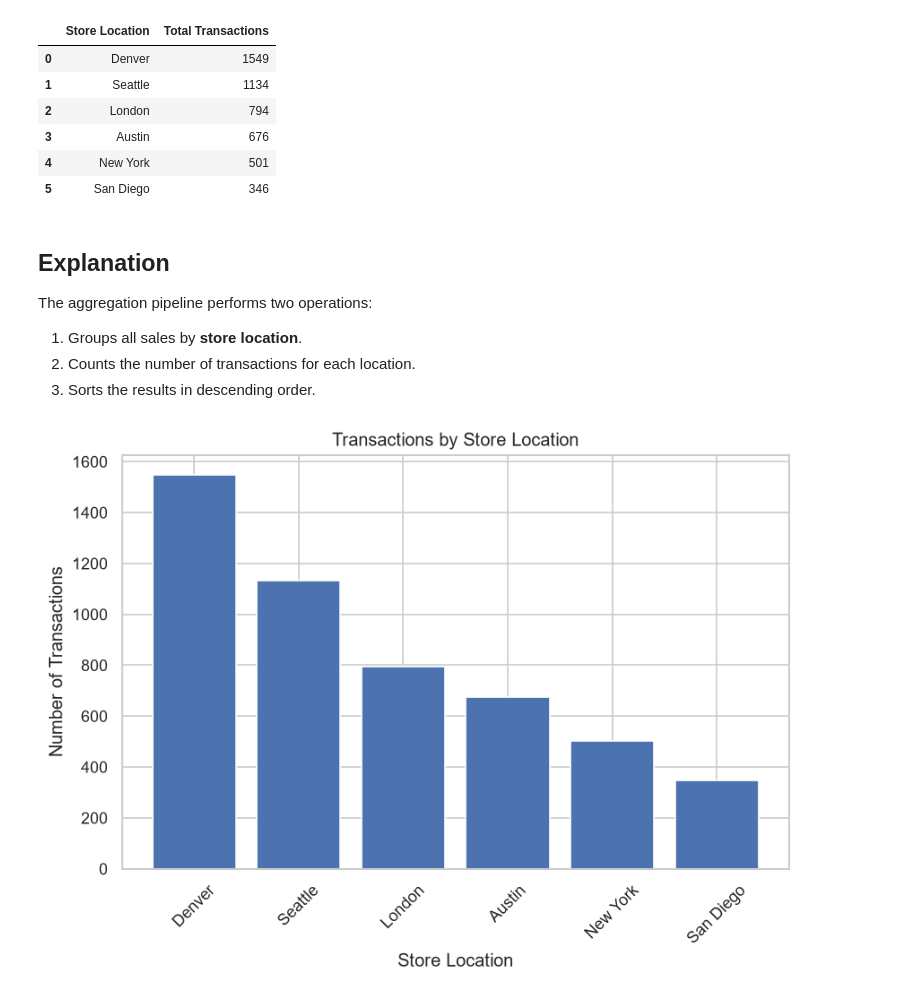
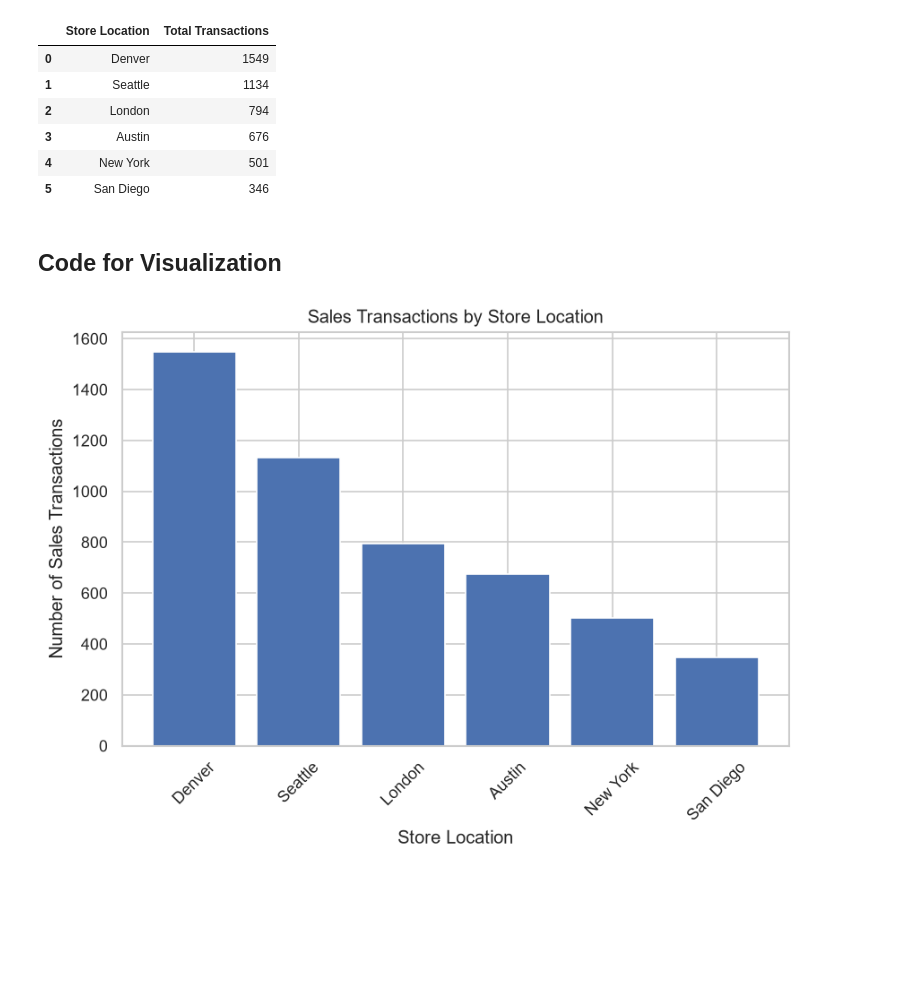
Before and after one commit to Sainadh-Bahadursha/MongoDB_EDA_Case_Study, a Jupyter notebook: notebooks/MongoDB_Business_Case_Study.ipynb, the cells around one changed output. Cells and saved outputs as stored; diff of their text form; code cells hidden in the pictures; blank space fills up the shorter version.

```diff
--- a/notebooks/MongoDB_Business_Case_Study.ipynb
+++ b/notebooks/MongoDB_Business_Case_Study.ipynb
@@ -536,7 +391,12 @@ store_transactions = list(sales.aggregate(pipeline))
 
 store_df = pd.DataFrame(store_transactions)
 
-store_df.rename(columns={"_id": "Store Location"}, inplace=True)
+store_df.rename(
+    columns={
+        "_id": "Store Location"
+    },
+    inplace=True
+)
 
 store_df
 # %% [output]
@@ -547,26 +407,22 @@ store_df
 | 3 | Austin | 676 |
 | 4 | New York | 501 |
 | 5 | San Diego | 346 |
-# %% [markdown]
-## Explanation
-
-The aggregation pipeline performs two operations:
-
-1. Groups all sales by **store location**.
-2. Counts the number of transactions for each location.
-3. Sorts the results in descending order.
+# %% [markdown]
+## Code for Visualization
 # %%
 plt.figure(figsize=(8,5))
 
-plt.bar(store_df["Store Location"],
-        store_df["Total Transactions"])
+plt.bar(
+    store_df["Store Location"],
+    store_df["Total Transactions"]
+)
 
-plt.title("Transactions by Store Location")
+plt.title("Sales Transactions by Store Location")
 plt.xlabel("Store Location")
-plt.ylabel("Number of Transactions")
+plt.ylabel("Number of Sales Transactions")
 
 plt.xticks(rotation=45)
 
 plt.show()
 # %% [output]
-[figure, old version]
+[figure, new version]
```
Also changed, not shown: parts of 105 cells of this notebook, 1 other file.
